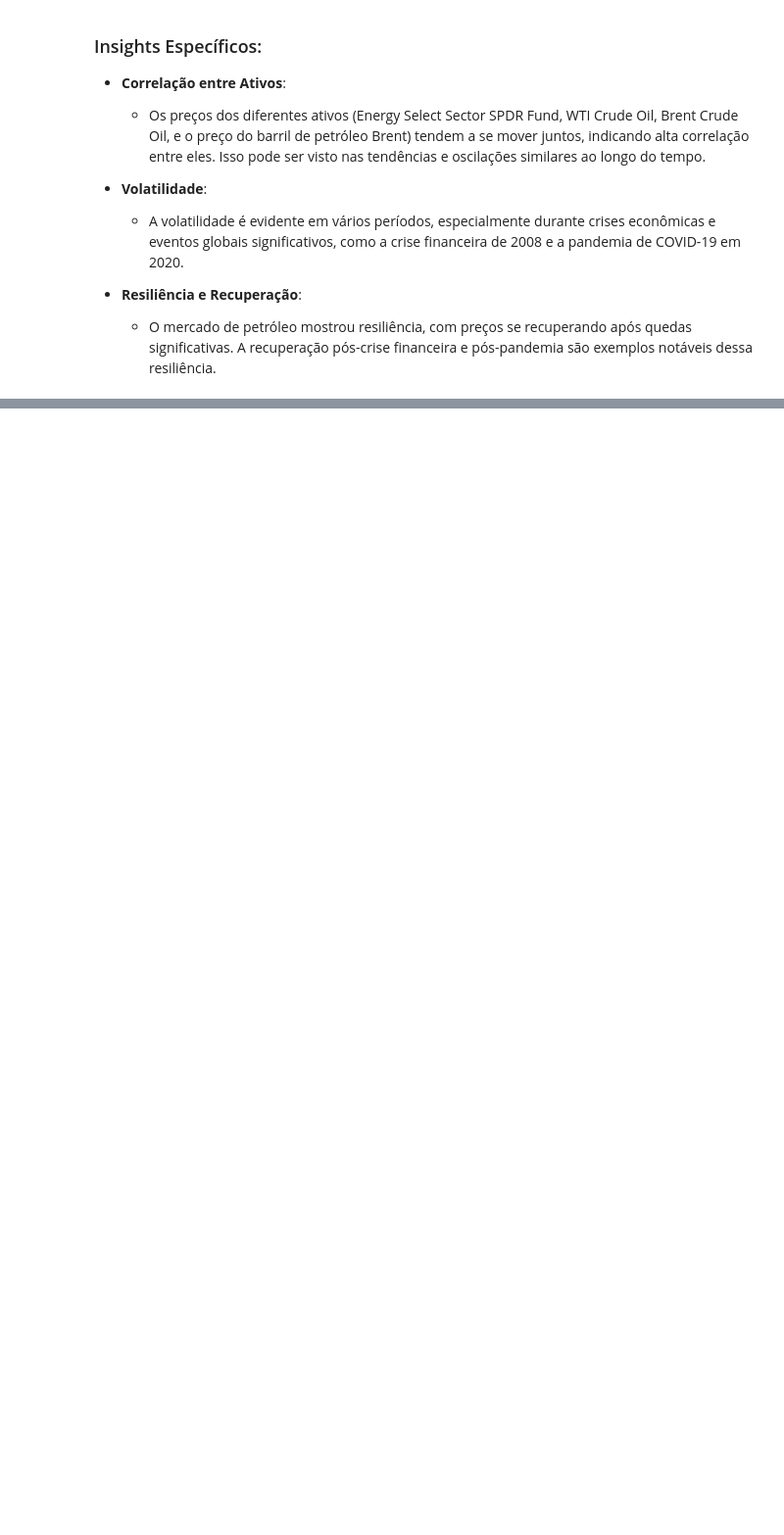
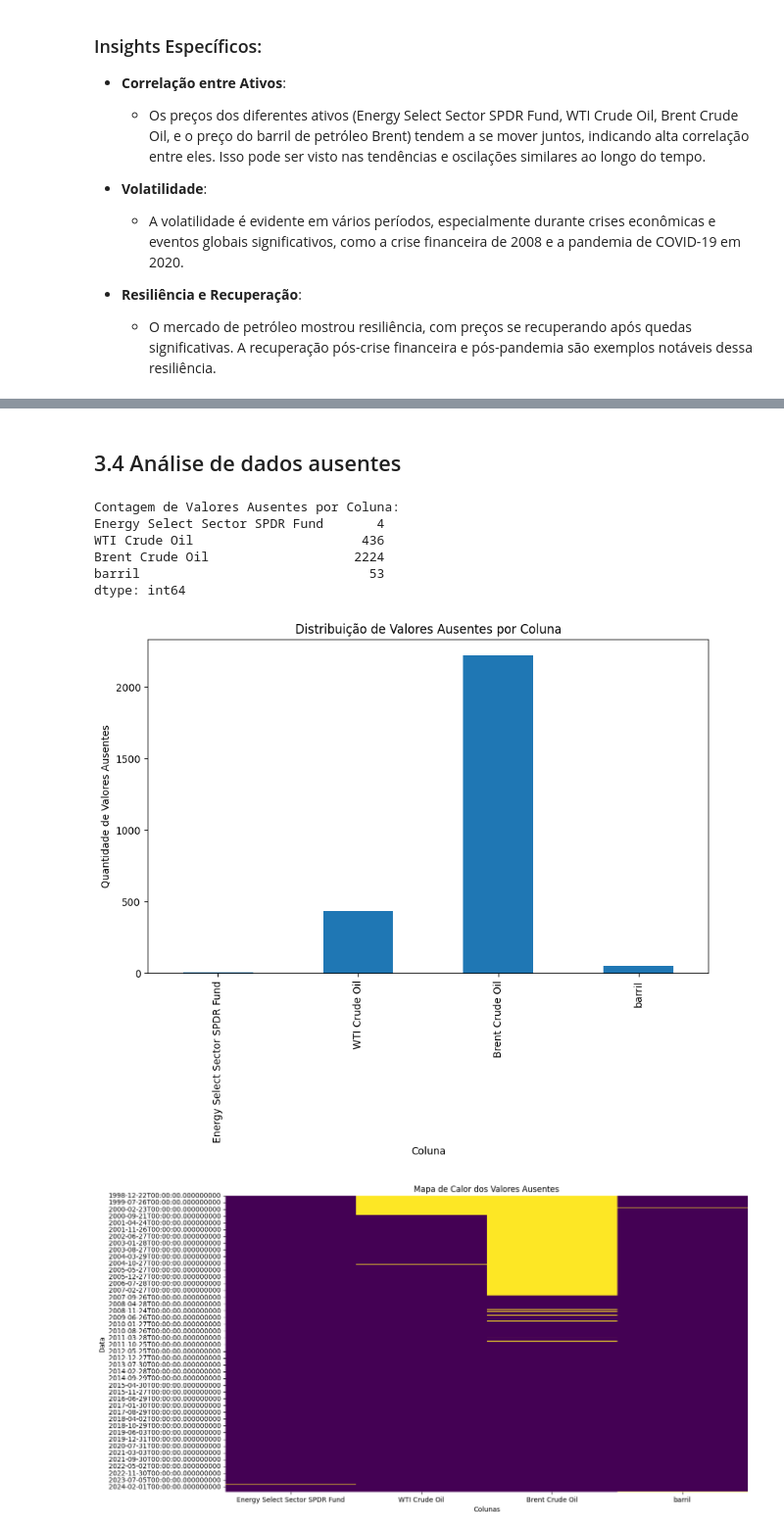
Before and after one commit to leandric/TECH_CHALLENGE_FASE_4, a Jupyter notebook: TECH_CHALLANGE.ipynb, the cells around one changed output, grey strips where cells are left out. Shown: that part at 98% size. Drawn from its saved outputs; the diff is of its cells as text; code cells hidden in the pictures; blank space fills up the shorter version.

```diff
--- a/TECH_CHALLANGE.ipynb
+++ b/TECH_CHALLANGE.ipynb
@@ -206,0 +247,34 @@ plt.show()
+# %% [markdown]
+## 3.4 Análise de dados ausentes
+# %%
+# Contar os Valores Ausentes
+missing_values_count = df_ativos.isna().sum()
+
+# Exibir a Contagem de Valores Ausentes
+print("Contagem de Valores Ausentes por Coluna:")
+print(missing_values_count)
+
+# Visualização da Distribuição dos Valores Ausentes
+plt.figure(figsize=(10, 6))
+missing_values_count.plot(kind='bar')
+plt.title('Distribuição de Valores Ausentes por Coluna')
+plt.xlabel('Coluna')
+plt.ylabel('Quantidade de Valores Ausentes')
+plt.show()
+
+# Mapa de Calor dos Valores Ausentes
+plt.figure(figsize=(14, 8))
+sns.heatmap(df_ativos.isna(), cbar=False, cmap='viridis')
+plt.title('Mapa de Calor dos Valores Ausentes')
+plt.xlabel('Colunas')
+plt.ylabel('Data')
+plt.show()
+# %% [output]
+Contagem de Valores Ausentes por Coluna:
+Energy Select Sector SPDR Fund       4
+WTI Crude Oil                      436
+Brent Crude Oil                   2224
+barril                              53
+dtype: int64
+[figure, added]
+[figure, added]
```
Also changed, not shown: parts of 22 cells of this notebook, 2 other files.
